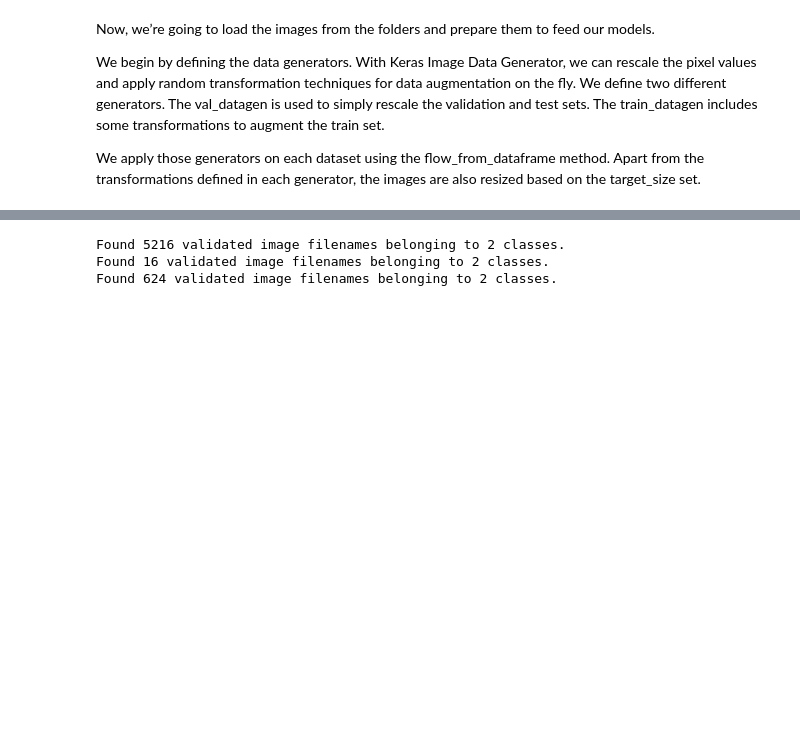
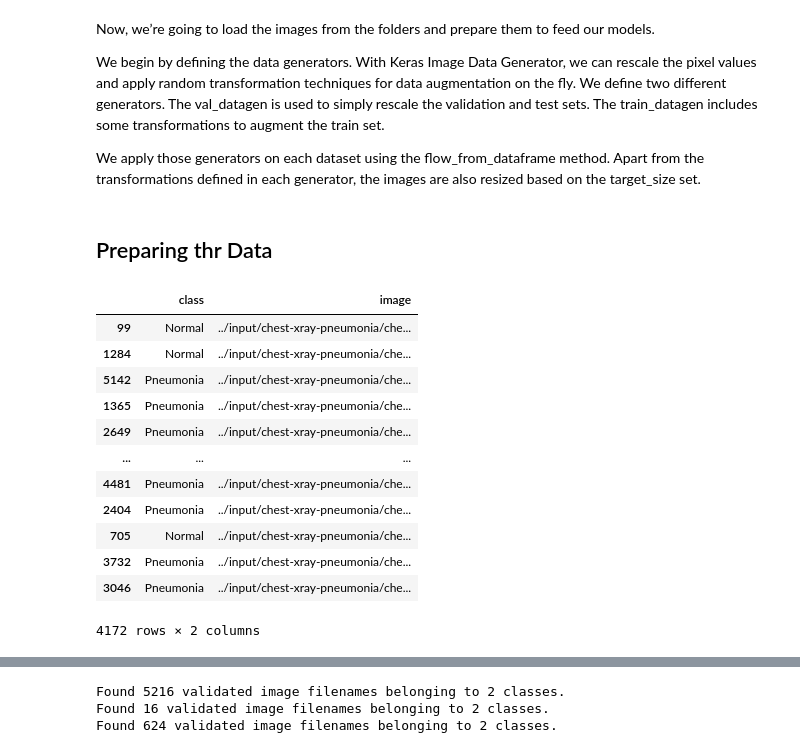
Before and after one commit to karan842/kaggle-notebooks, a Jupyter notebook: pneumonia-classification.ipynb, the cells around one changed output, grey strips where cells are left out. Drawn from its saved outputs; the diff is of its cells as text; code cells hidden in the pictures; blank space fills up the shorter version.

Commit message:
Kaggle Notebook | Pneumonia Classification | Version 8

```diff
--- a/pneumonia-classification.ipynb
+++ b/pneumonia-classification.ipynb
@@ -224,3 +224,23 @@ Now, we’re going to load the images from the folders and prepare them to feed
 We begin by defining the data generators. With Keras Image Data Generator, we can rescale the pixel values and apply random transformation techniques for data augmentation on the fly. We define two different generators. The val_datagen is used to simply rescale the validation and test sets. The train_datagen includes some transformations to augment the train set.
 
 We apply those generators on each dataset using the flow_from_dataframe method. Apart from the transformations defined in each generator, the images are also resized based on the target_size set.
+# %% [markdown]
+## Preparing thr Data
+# %%
+train_df, val_df = train_test_split(df_train, test_size=0.20,random_state=42, stratify=df_train['class'])
+# %%
+train_df
+# %% [output]
+|  | class | image |
+| 99 | Normal | ../input/chest-xray-pneumonia/che... |
+| 1284 | Normal | ../input/chest-xray-pneumonia/che... |
+| 5142 | Pneumonia | ../input/chest-xray-pneumonia/che... |
+| 1365 | Pneumonia | ../input/chest-xray-pneumonia/che... |
+| 2649 | Pneumonia | ../input/chest-xray-pneumonia/che... |
+| ... | ... | ... |
+| 4481 | Pneumonia | ../input/chest-xray-pneumonia/che... |
+| 2404 | Pneumonia | ../input/chest-xray-pneumonia/che... |
+| 705 | Normal | ../input/chest-xray-pneumonia/che... |
+| 3732 | Pneumonia | ../input/chest-xray-pneumonia/che... |
+| 3046 | Pneumonia | ../input/chest-xray-pneumonia/che... |
+4172 rows × 2 columns
```
Also changed, not shown: parts of 7 cells of this notebook.
